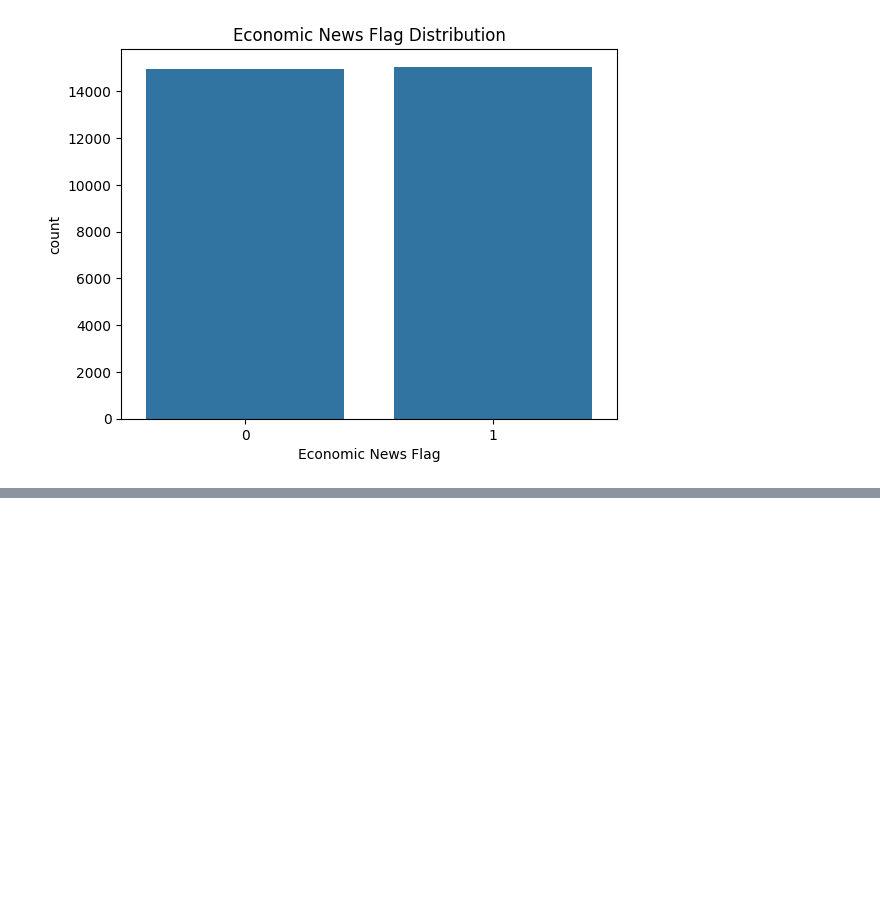
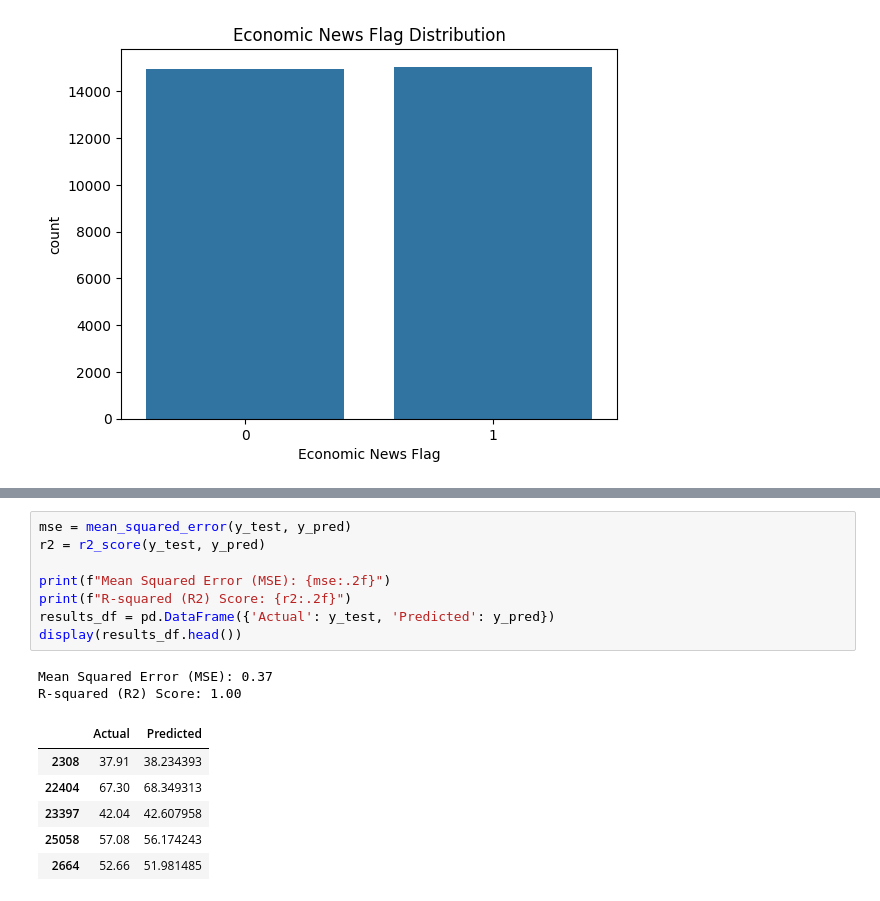
Before and after one commit to kxrrym03/Market-Trends, a Jupyter notebook: Market_Trends.ipynb, the cells around one changed output, grey strips where cells are left out. Saved outputs shown, nothing was run; the diff lists cells and outputs as text; blank space fills up the shorter version.

```diff
--- a/Market_Trends.ipynb
+++ b/Market_Trends.ipynb
@@ -129,0 +157,17 @@ plt.show()
+# %%
+mse = mean_squared_error(y_test, y_pred)
+r2 = r2_score(y_test, y_pred)
+
+print(f"Mean Squared Error (MSE): {mse:.2f}")
+print(f"R-squared (R2) Score: {r2:.2f}")
+results_df = pd.DataFrame({'Actual': y_test, 'Predicted': y_pred})
+display(results_df.head())
+# %% [output]
+Mean Squared Error (MSE): 0.37
+R-squared (R2) Score: 1.00
+|  | Actual | Predicted |
+| 2308 | 37.91 | 38.234393 |
+| 22404 | 67.30 | 68.349313 |
+| 23397 | 42.04 | 42.607958 |
+| 25058 | 57.08 | 56.174243 |
+| 2664 | 52.66 | 51.981485 |
```
Also changed, not shown: parts of 3 cells of this notebook.
